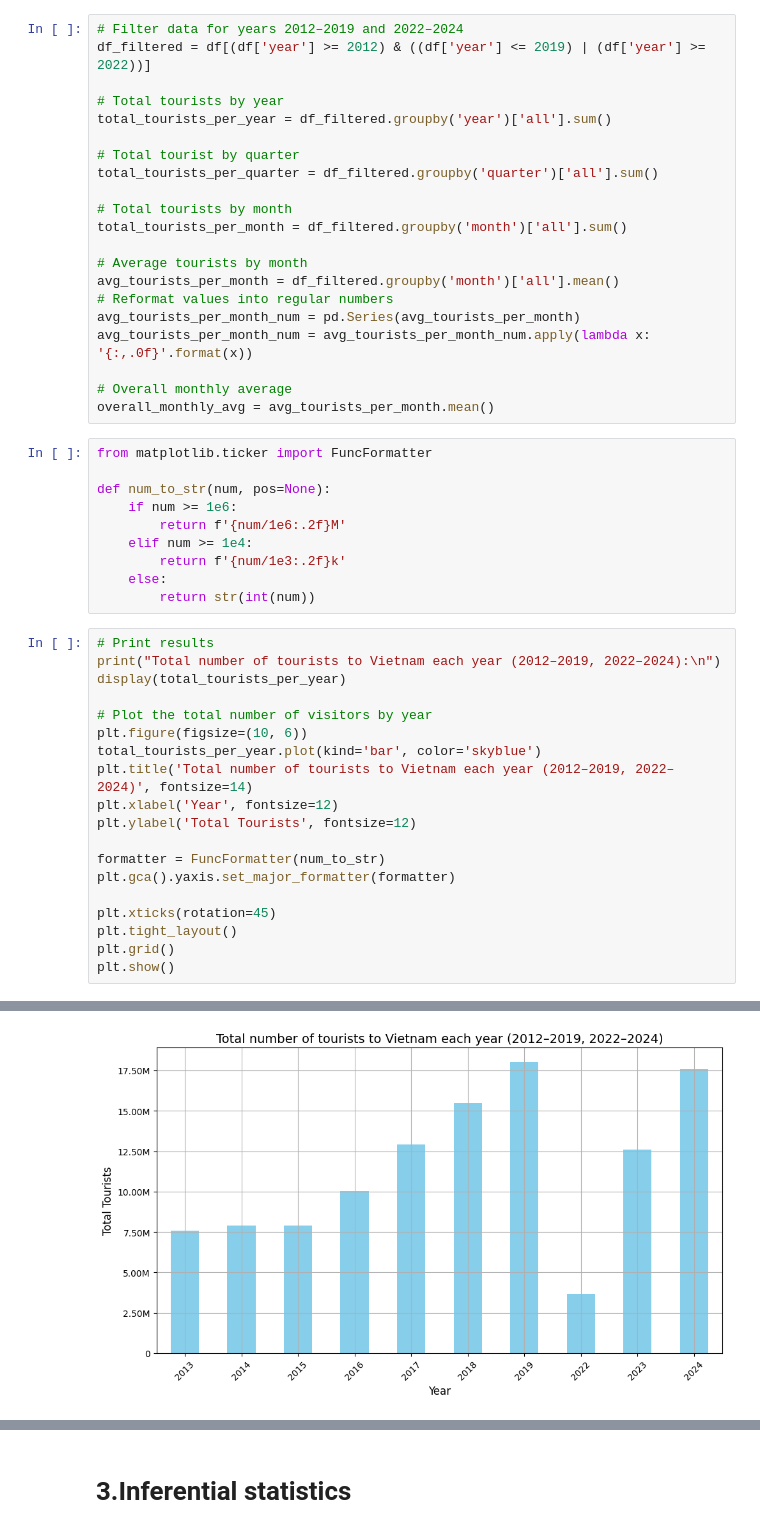
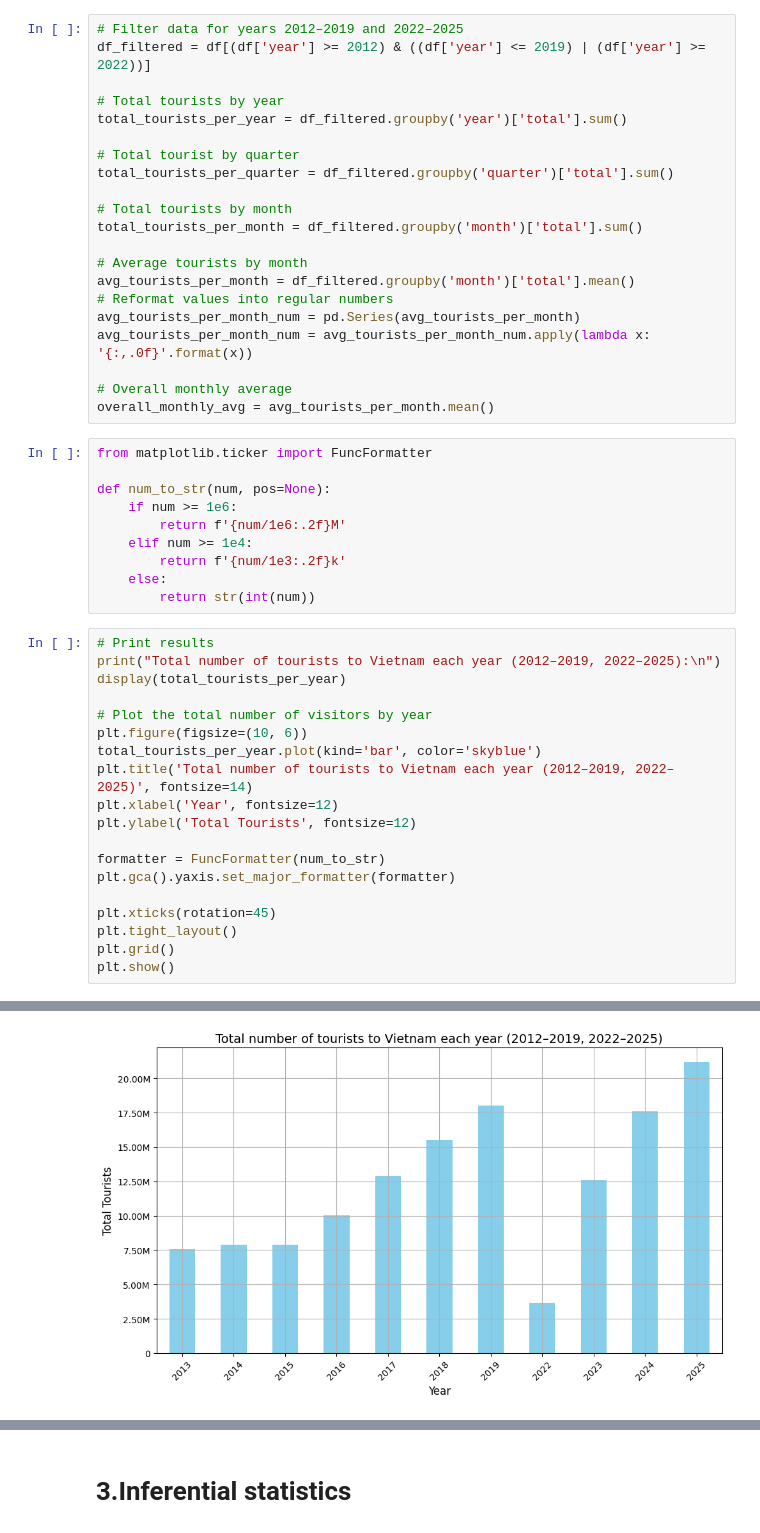
Before and after one commit to phuthiendao/monthly_vietnam_tourists, a Jupyter notebook: monthly_vietnam_tourists.ipynb, the cells around one changed output, grey strips where cells are left out. Saved outputs shown, nothing was run; the diff lists cells and outputs as text.

Commit message:
update data for .ipynb

```diff
--- a/monthly_vietnam_tourists.ipynb
+++ b/monthly_vietnam_tourists.ipynb
@@ -182,17 +172,17 @@ def classify_period(date):
 
 df['period'] = df['date'].apply(classify_period)
 # %%
-# Filter data for years 2012–2019 and 2022–2024
+# Filter data for years 2012–2019 and 2022–2025
 df_filtered = df[(df['year'] >= 2012) & ((df['year'] <= 2019) | (df['year'] >= 2022))]
 
 # Total tourists by year
-total_tourists_per_year = df_filtered.groupby('year')['all'].sum()
+total_tourists_per_year = df_filtered.groupby('year')['total'].sum()
 
 # Total tourist by quarter
-total_tourists_per_quarter = df_filtered.groupby('quarter')['all'].sum()
+total_tourists_per_quarter = df_filtered.groupby('quarter')['total'].sum()
 
 # Total tourists by month
-total_tourists_per_month = df_filtered.groupby('month')['all'].sum()
+total_tourists_per_month = df_filtered.groupby('month')['total'].sum()
 
 # Average tourists by month
-avg_tourists_per_month = df_filtered.groupby('month')['all'].mean()
+avg_tourists_per_month = df_filtered.groupby('month')['total'].mean()
@@ -214,13 +204,13 @@ def num_to_str(num, pos=None):
         return str(int(num))
 # %%
 # Print results
-print("Total number of tourists to Vietnam each year (2012–2019, 2022–2024):\n")
+print("Total number of tourists to Vietnam each year (2012–2019, 2022–2025):\n")
 display(total_tourists_per_year)
 
 # Plot the total number of visitors by year
 plt.figure(figsize=(10, 6))
 total_tourists_per_year.plot(kind='bar', color='skyblue')
-plt.title('Total number of tourists to Vietnam each year (2012–2019, 2022–2024)', fontsize=14)
+plt.title('Total number of tourists to Vietnam each year (2012–2019, 2022–2025)', fontsize=14)
 plt.xlabel('Year', fontsize=12)
 plt.ylabel('Total Tourists', fontsize=12)
 
@@ -248,3 +239,3 @@ Total number of tourists to Vietnam each year (2012–2019, 2022–2024):
 dtype: float64
-[figure, old version]
+[figure, new version]
 # %%
```
Also changed, not shown: parts of 47 cells of this notebook.
